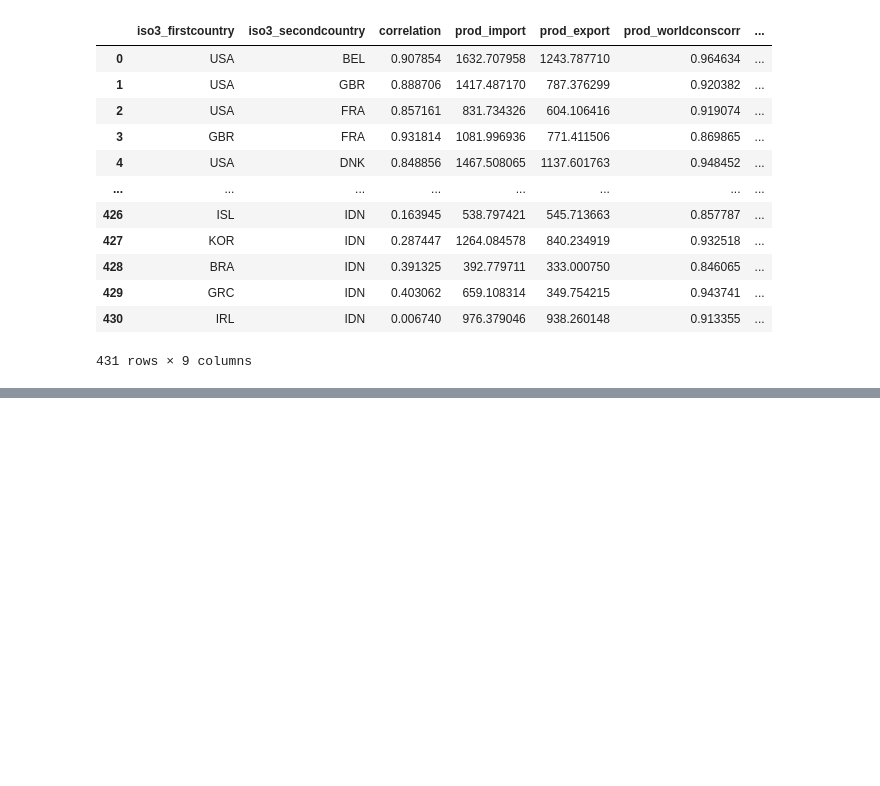
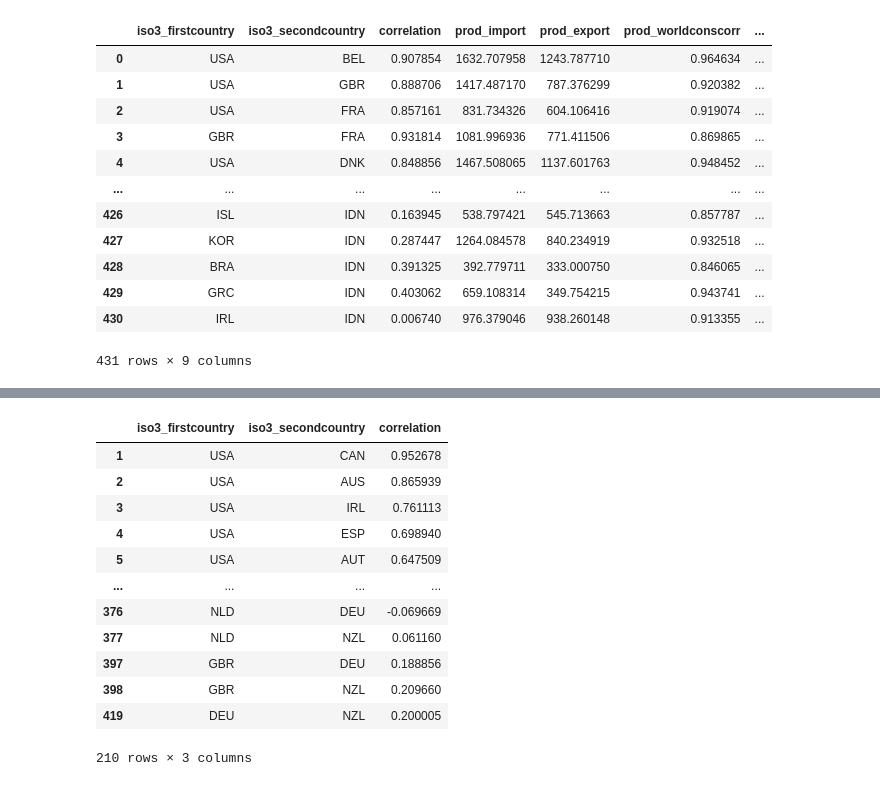
Before and after one commit to emilyfu1/correlationmodule, a Jupyter notebook: main.ipynb, the cells around one changed output, grey strips where cells are left out. Cells and saved outputs as stored; diff of their text form; code cells hidden in the pictures; blank space fills up the shorter version.

```diff
--- a/main.ipynb
+++ b/main.ipynb
@@ -538,0 +571,16 @@ strong multicollinearity or other numerical problems.
+# %%
+oecdemploymentreshaped
+# %% [output]
+|  | iso3_firstcountry | iso3_secondcountry | correlation |
+| 1 | USA | CAN | 0.952678 |
+| 2 | USA | AUS | 0.865939 |
+| 3 | USA | IRL | 0.761113 |
+| 4 | USA | ESP | 0.698940 |
+| 5 | USA | AUT | 0.647509 |
+| ... | ... | ... | ... |
+| 376 | NLD | DEU | -0.069669 |
+| 377 | NLD | NZL | 0.061160 |
+| 397 | GBR | DEU | 0.188856 |
+| 398 | GBR | NZL | 0.209660 |
+| 419 | DEU | NZL | 0.200005 |
+210 rows × 3 columns
```
Also changed, not shown: parts of 14 cells of this notebook, 1 other file.
